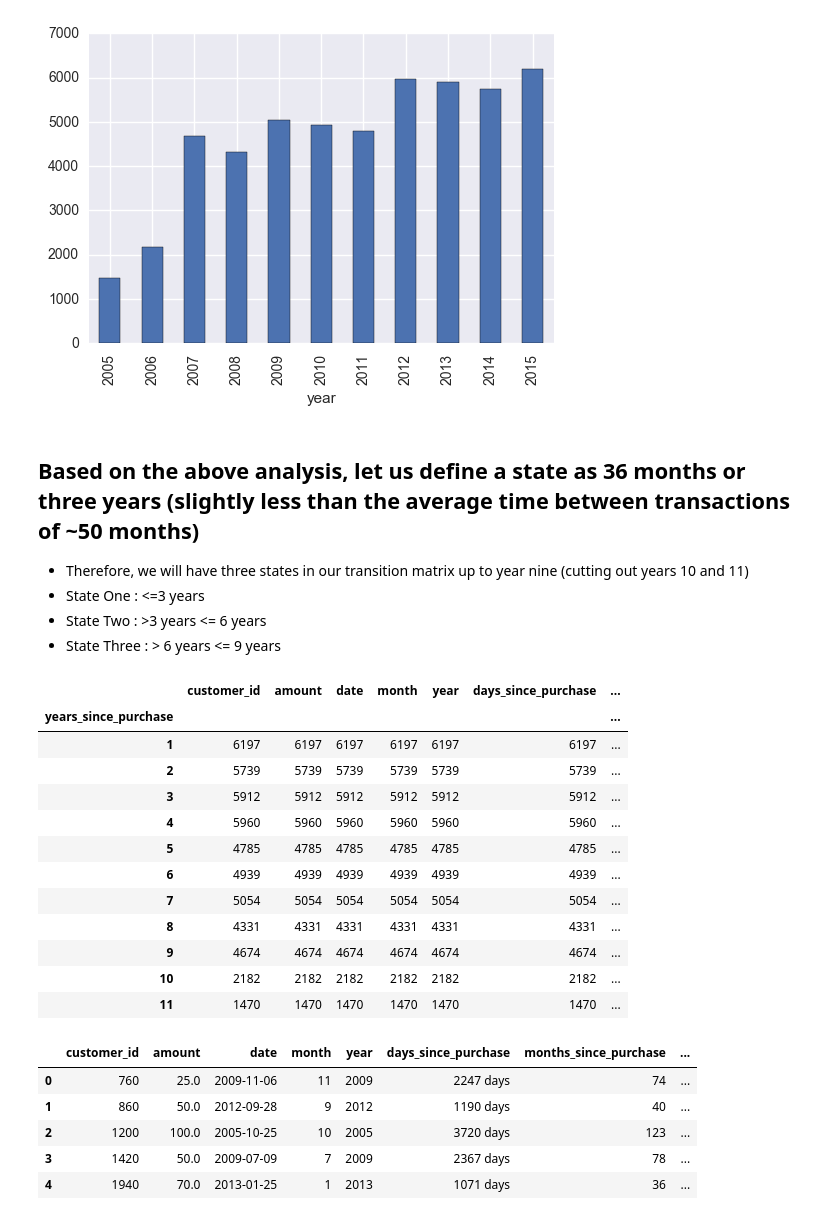
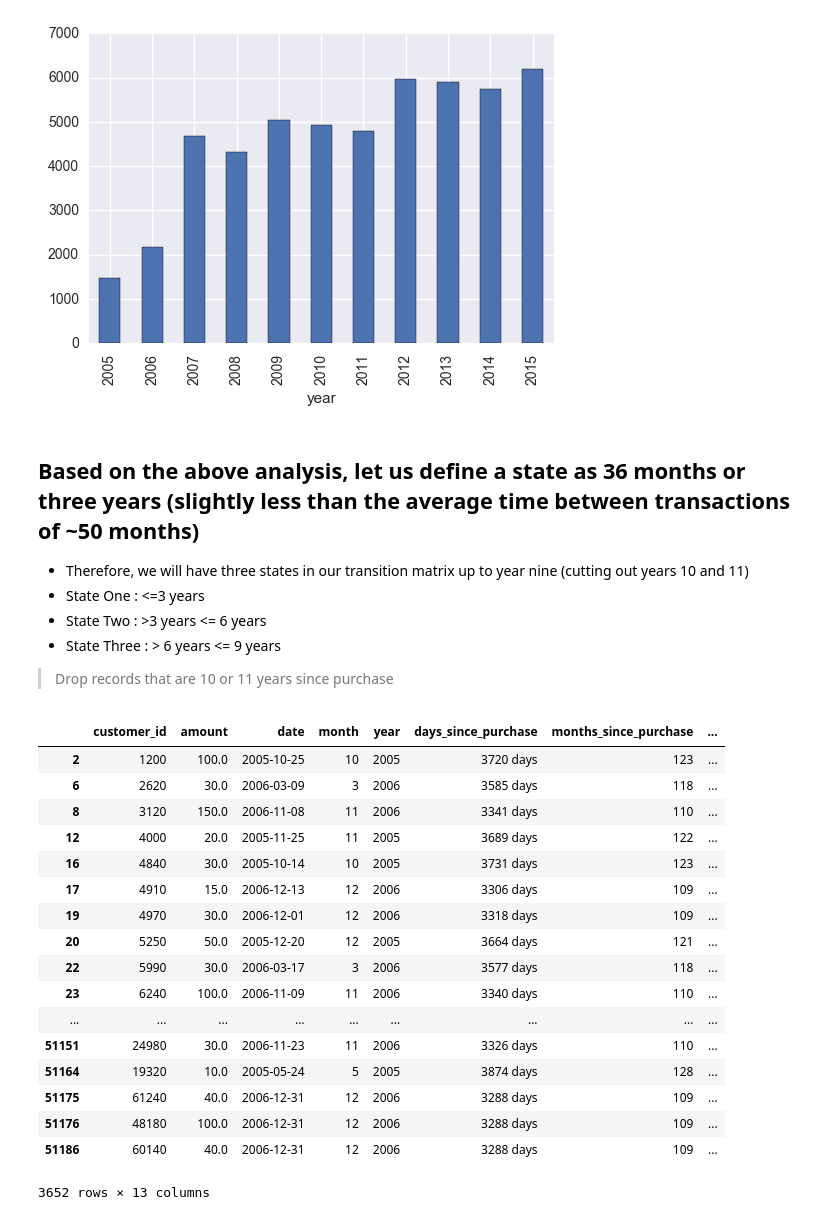
Before and after one commit to jonhilgart22/Galvanize-Data-Leadership, a Jupyter notebook: week5-MCM-CLV/Team-8-Markov-Chains.ipynb, the cells around one changed output. Drawn from its saved outputs; the diff is of its cells as text; code cells hidden in the pictures.

```diff
--- a/week5-MCM-CLV/Team-8-Markov-Chains.ipynb
+++ b/week5-MCM-CLV/Team-8-Markov-Chains.ipynb
@@ -46,4 +56,5 @@ original_df.head()
 # %%
 ## Create indicators for our state
 original_df['state_one'] = original_df.years_since_purchase.apply(lambda x: 3-x) >=0
-original_df['state_two'] =
+original_df['state_two'] =  original_df.years_since_purchase.apply(lambda x: x>3 and x<=6)
+original_df['state_three'] =  original_df.years_since_purchase.apply(lambda x: x>6 and x<=9)
@@ -170,28 +179,29 @@ original_df.groupby(['year']).count()['customer_id'].plot(kind='bar')
 - State One : <=3 years
 - State Two : >3 years <= 6 years
 - State Three : > 6 years <= 9 years
+
+> Drop records that are 10 or 11 years since purchase
-# %%
-original_df.groupby(['years_since_purchase']).count()
-# %% [output]
-|  | customer_id | amount | date | month | year | days_since_purchase | ... |
-| years_since_purchase |  |  |  |  |  |  | ... |
-| 1 | 6197 | 6197 | 6197 | 6197 | 6197 | 6197 | ... |
-| 2 | 5739 | 5739 | 5739 | 5739 | 5739 | 5739 | ... |
-| 3 | 5912 | 5912 | 5912 | 5912 | 5912 | 5912 | ... |
-| 4 | 5960 | 5960 | 5960 | 5960 | 5960 | 5960 | ... |
-| 5 | 4785 | 4785 | 4785 | 4785 | 4785 | 4785 | ... |
-| 6 | 4939 | 4939 | 4939 | 4939 | 4939 | 4939 | ... |
-| 7 | 5054 | 5054 | 5054 | 5054 | 5054 | 5054 | ... |
-| 8 | 4331 | 4331 | 4331 | 4331 | 4331 | 4331 | ... |
-| 9 | 4674 | 4674 | 4674 | 4674 | 4674 | 4674 | ... |
-| 10 | 2182 | 2182 | 2182 | 2182 | 2182 | 2182 | ... |
-| 11 | 1470 | 1470 | 1470 | 1470 | 1470 | 1470 | ... |
-# %%
-original_df.head()
-# %% [output]
-|  | customer_id | amount | date | month | year | days_since_purchase | months_since_purchase | ... |
-| 0 | 760 | 25.0 | 2009-11-06 | 11 | 2009 | 2247 days | 74 | ... |
-| 1 | 860 | 50.0 | 2012-09-28 | 9 | 2012 | 1190 days | 40 | ... |
-| 2 | 1200 | 100.0 | 2005-10-25 | 10 | 2005 | 3720 days | 123 | ... |
-| 3 | 1420 | 50.0 | 2009-07-09 | 7 | 2009 | 2367 days | 78 | ... |
-| 4 | 1940 | 70.0 | 2013-01-25 | 1 | 2013 | 1071 days | 36 | ... |
+# %%
+## drop these
+original_df[(original_df.state_one == False) &
+            (original_df.state_two == False) &
+                (original_df.state_three == False)]
+# %% [output]
+|  | customer_id | amount | date | month | year | days_since_purchase | months_since_purchase | ... |
+| 2 | 1200 | 100.0 | 2005-10-25 | 10 | 2005 | 3720 days | 123 | ... |
+| 6 | 2620 | 30.0 | 2006-03-09 | 3 | 2006 | 3585 days | 118 | ... |
+| 8 | 3120 | 150.0 | 2006-11-08 | 11 | 2006 | 3341 days | 110 | ... |
+| 12 | 4000 | 20.0 | 2005-11-25 | 11 | 2005 | 3689 days | 122 | ... |
+| 16 | 4840 | 30.0 | 2005-10-14 | 10 | 2005 | 3731 days | 123 | ... |
+| 17 | 4910 | 15.0 | 2006-12-13 | 12 | 2006 | 3306 days | 109 | ... |
+| 19 | 4970 | 30.0 | 2006-12-01 | 12 | 2006 | 3318 days | 109 | ... |
+| 20 | 5250 | 50.0 | 2005-12-20 | 12 | 2005 | 3664 days | 121 | ... |
+| 22 | 5990 | 30.0 | 2006-03-17 | 3 | 2006 | 3577 days | 118 | ... |
+| 23 | 6240 | 100.0 | 2006-11-09 | 11 | 2006 | 3340 days | 110 | ... |
+| ... | ... | ... | ... | ... | ... | ... | ... | ... |
+| 51151 | 24980 | 30.0 | 2006-11-23 | 11 | 2006 | 3326 days | 110 | ... |
+| 51164 | 19320 | 10.0 | 2005-05-24 | 5 | 2005 | 3874 days | 128 | ... |
+| 51175 | 61240 | 40.0 | 2006-12-31 | 12 | 2006 | 3288 days | 109 | ... |
+| 51176 | 48180 | 100.0 | 2006-12-31 | 12 | 2006 | 3288 days | 109 | ... |
+| 51186 | 60140 | 40.0 | 2006-12-31 | 12 | 2006 | 3288 days | 109 | ... |
+3652 rows × 13 columns
```
Also changed, not shown: parts of 16 cells of this notebook.
